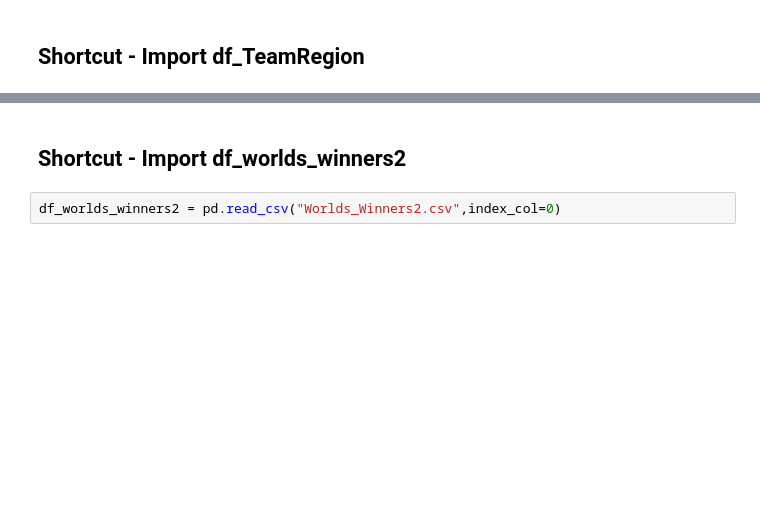
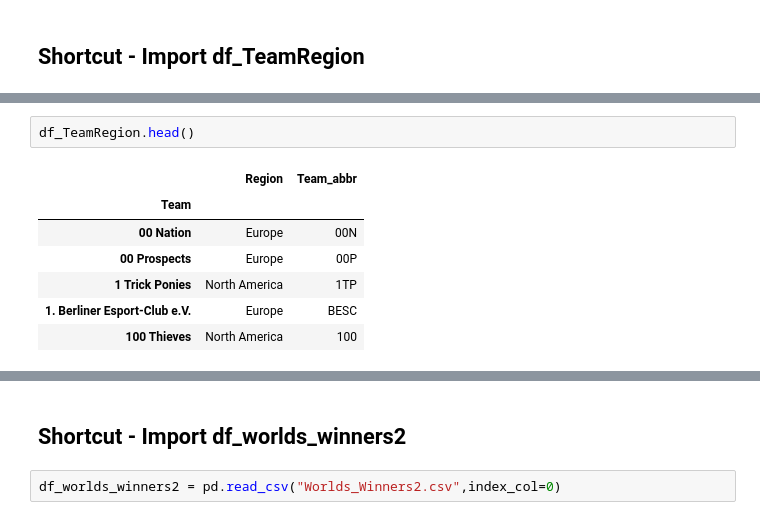
Before and after one commit to SzeWaiHo/UCDPA-SzeWaiHo, a Jupyter notebook: API_LoL_v3.ipynb, the cells around one changed output, grey strips where cells are left out. Cells and saved outputs as stored; diff of their text form; blank space fills up the shorter version.

```diff
--- a/API_LoL_v3.ipynb
+++ b/API_LoL_v3.ipynb
@@ -416,3 +450,13 @@ df_TeamRegion = pd.read_csv("TeamRegion.csv",index_col=0)
+# %%
+df_TeamRegion.head()
+# %% [output]
+|  | Region | Team_abbr |
+| Team |  |  |
+| 00 Nation | Europe | 00N |
+| 00 Prospects | Europe | 00P |
+| 1 Trick Ponies | North America | 1TP |
+| 1. Berliner Esport-Club e.V. | Europe | BESC |
+| 100 Thieves | North America | 100 |
 # %%
 df_worlds_winners2 = df_worlds_winners.merge(df_TeamRegion, left_on = "Winner", right_on = "Team", how = "left")
 df_worlds_winners2 = df_worlds_winners2.drop(columns="Team")
```
Also changed, not shown: parts of 20 cells of this notebook, 9 other files.
